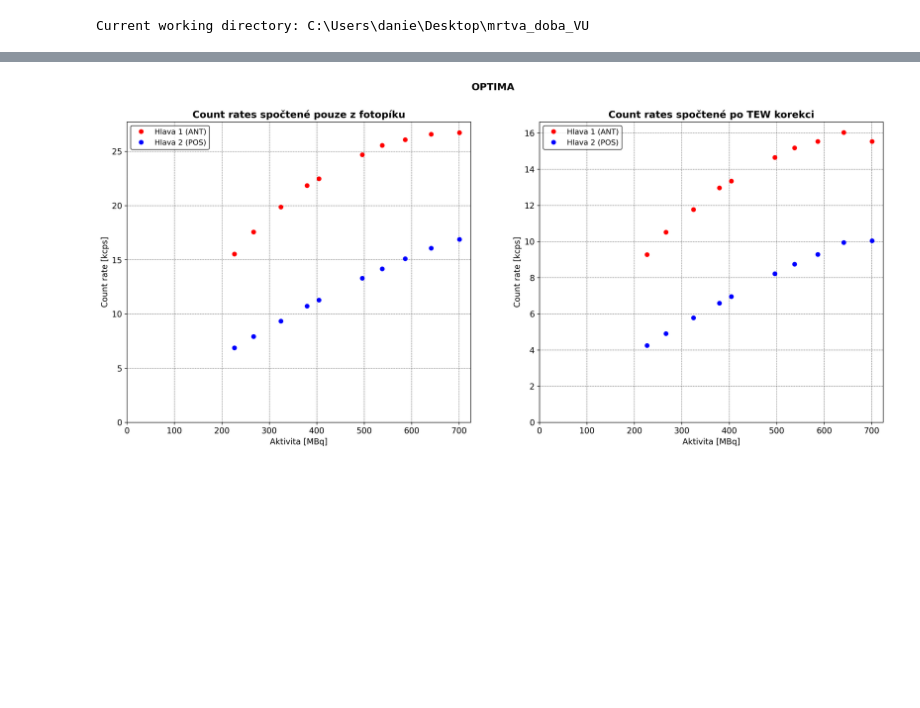
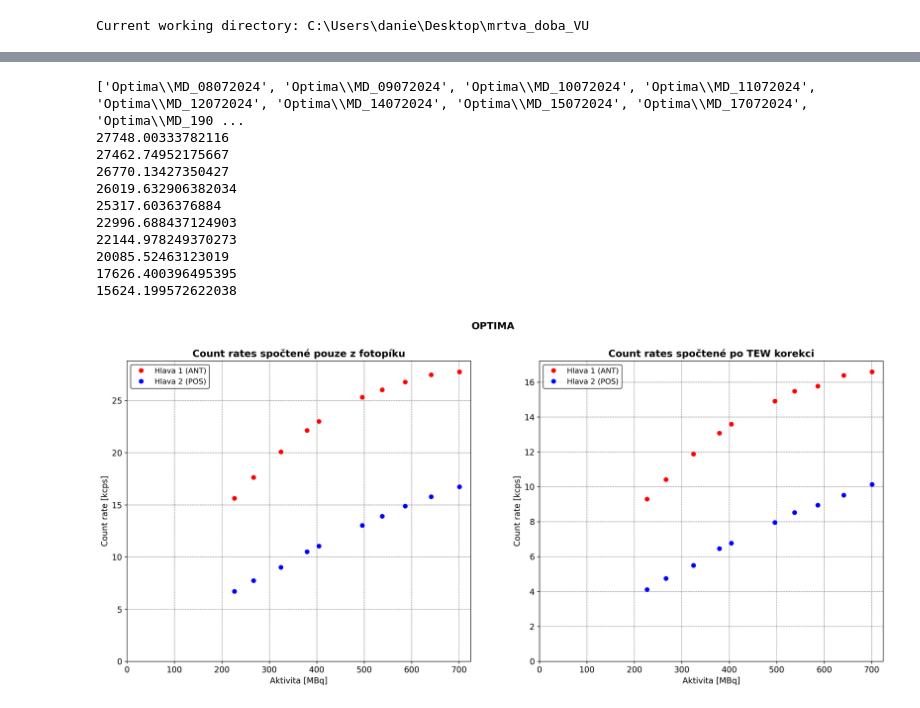
Before and after one commit to ptaceda/mrtva_doba_VU, a Jupyter notebook: prvotni_zpracovani_vysledku.ipynb, the cells around one changed output, grey strips where cells are left out. Cells and saved outputs as stored; diff of their text form; code cells hidden in the pictures; blank space fills up the shorter version.

```diff
--- a/prvotni_zpracovani_vysledku.ipynb
+++ b/prvotni_zpracovani_vysledku.ipynb
@@ -321,6 +343,7 @@ import numpy as np
 
 optima_folder = 'Optima'
 optima_mds = sorted(glob(os.path.join(optima_folder, 'MD*')))
+print(optima_mds)
 
 # je nutne si preddefinovat obrazek predem
 dt_fig = Graf_1_2(12, "OPTIMA",
@@ -334,7 +357,7 @@ cr_2_no_corr_array = []
 cr_1_tew_corr_array = []
 cr_2_tew_corr_array = []
 
-for md in discovery_mds:
+for md in optima_mds:
     ### nejprve rozhazeni jednotlivych dat
     dead_time_path = glob(os.path.join(md, 'MD_*.dcm'))[0]
     pozadi_path = glob(os.path.join(md, 'Pozadi_*.dcm'))[0]
@@ -363,31 +386,43 @@ for md in discovery_mds:
     ### vypocty count rates
 
     cr_1_no_corr = np.sum(dt_1_no_corr)/dt_acq_time - np.sum(bg_1_no_corr)/bg_acq_time
+    print(cr_1_no_corr)
     cr_1_no_corr_array.append(cr_1_no_corr*0.001)
 
     cr_2_no_corr = np.sum(dt_2_no_corr)/dt_acq_time - np.sum(bg_2_no_corr)/bg_acq_time
     cr_2_no_corr_array.append(cr_2_no_corr*0.001)
 
     cr_1_tew_corr = np.sum(dt_1_tew_corr)/dt_acq_time - np.sum(bg_1_tew_corr)/bg_acq_time
     cr_1_tew_corr_array.append(cr_1_tew_corr*0.001)
 
     cr_2_tew_corr = np.sum(dt_2_tew_corr)/dt_acq_time - np.sum(bg_2_tew_corr)/bg_acq_time
     cr_2_tew_corr_array.append(cr_2_tew_corr*0.001)
 
 ### ----
 ### vyploteni do obrazku
 dt_fig.fig[0].plot(aktivity.values(), cr_1_no_corr_array, "o", color = "red", label = "Hlava 1 (ANT)")
 dt_fig.fig[0].plot(aktivity.values(), cr_2_no_corr_array, "o", color = "blue", label = "Hlava 2 (POS)")
 dt_fig.fig[0].legend(loc = 'best', edgecolor = 'black', fontsize = 11)
 dt_fig.fig[0].set_xlim(0,None)
 dt_fig.fig[0].set_ylim(0,None)
 
 dt_fig.fig[1].plot(aktivity.values(), cr_1_tew_corr_array, "o", color = "red", label = "Hlava 1 (ANT)")
 dt_fig.fig[1].plot(aktivity.values(), cr_2_tew_corr_array, "o", color = "blue", label = "Hlava 2 (POS)")
 dt_fig.fig[1].legend(loc = 'best', edgecolor = 'black', fontsize = 11)
 dt_fig.fig[1].set_xlim(0,None)
 dt_fig.fig[1].set_ylim(0,None)
 
 dt_fig.Figure.savefig(os.path.join(optima_folder, 'grafy_mrtve_doby_Optima.jpg'), bbox_inches = "tight")
 # %% [output]
+['Optima\\MD_08072024', 'Optima\\MD_09072024', 'Optima\\MD_10072024', 'Optima\\MD_11072024', 'Optima\\MD_12072024', 'Optima\\MD_14072024', 'Optima\\MD_15072024', 'Optima\\MD_17072024', 'Optima\\MD_190 ...
+27748.00333782116
+27462.74952175667
+26770.13427350427
+26019.632906382034
+25317.6036376884
+22996.688437124903
+22144.978249370273
+20085.52463123019
+17626.400396495395
+15624.199572622038
-[figure, old version]
+[figure, new version]
```
Also changed, not shown: parts of 1 cell of this notebook, 3 other files.
